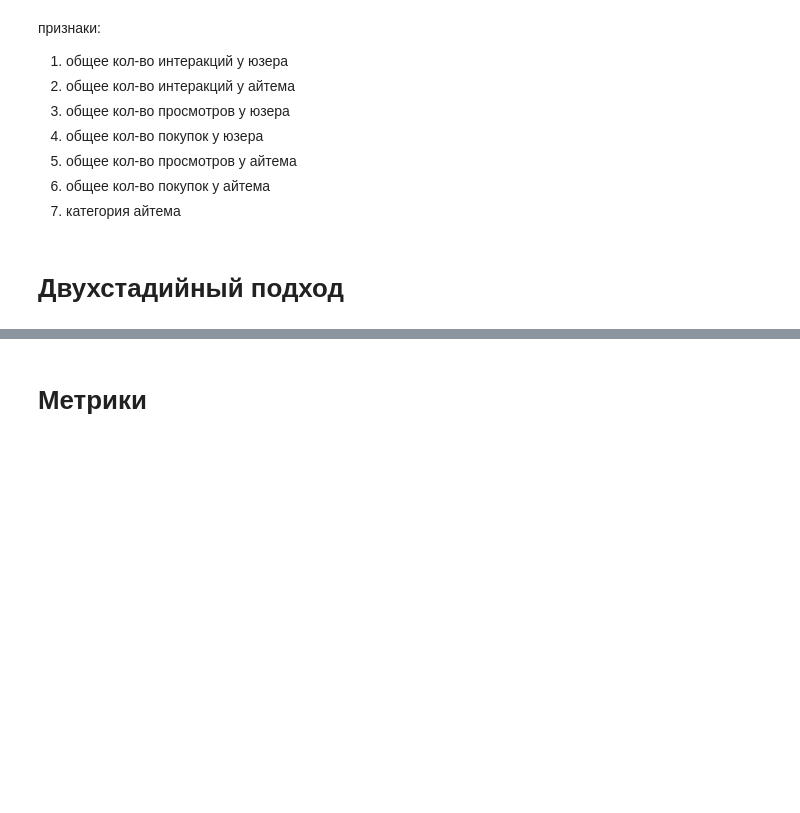
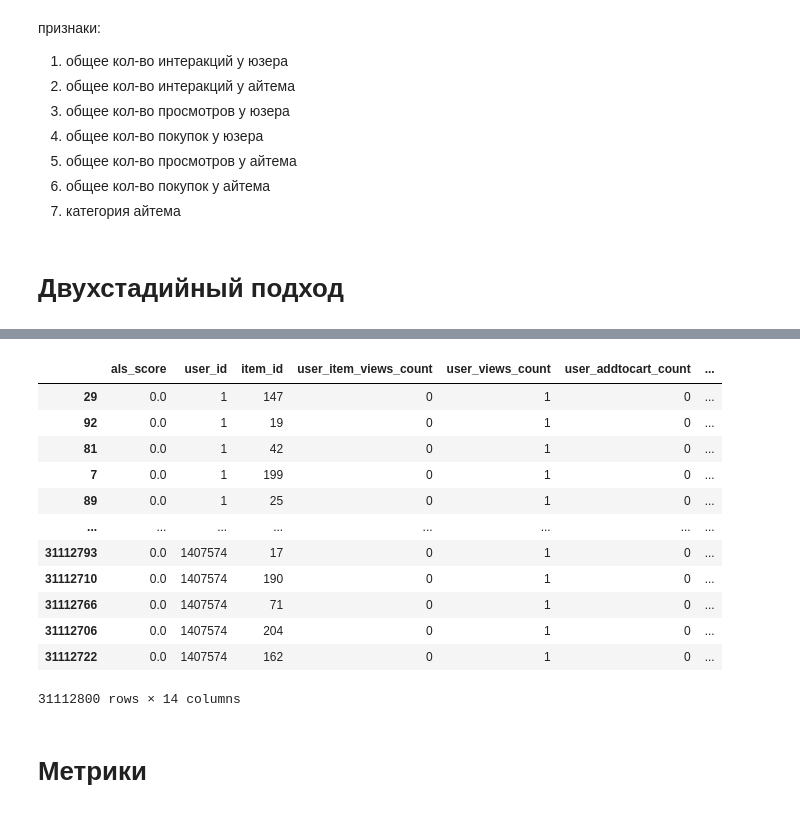
Before and after one commit to tim-gur/mle-final, a Jupyter notebook: model_exp.ipynb, the cells around one changed output, grey strips where cells are left out. Saved outputs shown, nothing was run; the diff lists cells and outputs as text; code cells hidden in the pictures; blank space fills up the shorter version.

```diff
--- a/model_exp.ipynb
+++ b/model_exp.ipynb
@@ -291,7 +284,7 @@ candidates_for_train = pd.concat([
         .apply(lambda x: x.sample(min(len(x), negatives_per_user), random_state=42))
     ])
 
-candidates_to_rank = als_recommendations[als_recommendations["user_id"].isin(events_test_2["user_id"].drop_duplicates())]
+candidates_to_rank = als_recommendations[als_recommendations["user_id"].isin(events_test["user_id"].drop_duplicates())]
 # %%
 # совмещение всех признаков для обучения
 
@@ -380,4 +382,20 @@ candidates_to_rank["rank"] = candidates_to_rank.groupby("user_id").cumcount() +
 
 max_recommendations_per_user = 100
 final_recommendations = candidates_to_rank.query("rank <= @max_recommendations_per_user")
+# %%
+final_recommendations
+# %% [output]
+|  | als_score | user_id | item_id | user_item_views_count | user_views_count | user_addtocart_count | ... |
+| 29 | 0.0 | 1 | 147 | 0 | 1 | 0 | ... |
+| 92 | 0.0 | 1 | 19 | 0 | 1 | 0 | ... |
+| 81 | 0.0 | 1 | 42 | 0 | 1 | 0 | ... |
+| 7 | 0.0 | 1 | 199 | 0 | 1 | 0 | ... |
+| 89 | 0.0 | 1 | 25 | 0 | 1 | 0 | ... |
+| ... | ... | ... | ... | ... | ... | ... | ... |
+| 31112793 | 0.0 | 1407574 | 17 | 0 | 1 | 0 | ... |
+| 31112710 | 0.0 | 1407574 | 190 | 0 | 1 | 0 | ... |
+| 31112766 | 0.0 | 1407574 | 71 | 0 | 1 | 0 | ... |
+| 31112706 | 0.0 | 1407574 | 204 | 0 | 1 | 0 | ... |
+| 31112722 | 0.0 | 1407574 | 162 | 0 | 1 | 0 | ... |
+31112800 rows × 14 columns
 # %%
```
Also changed, not shown: parts of 11 cells of this notebook, 3 other files.
